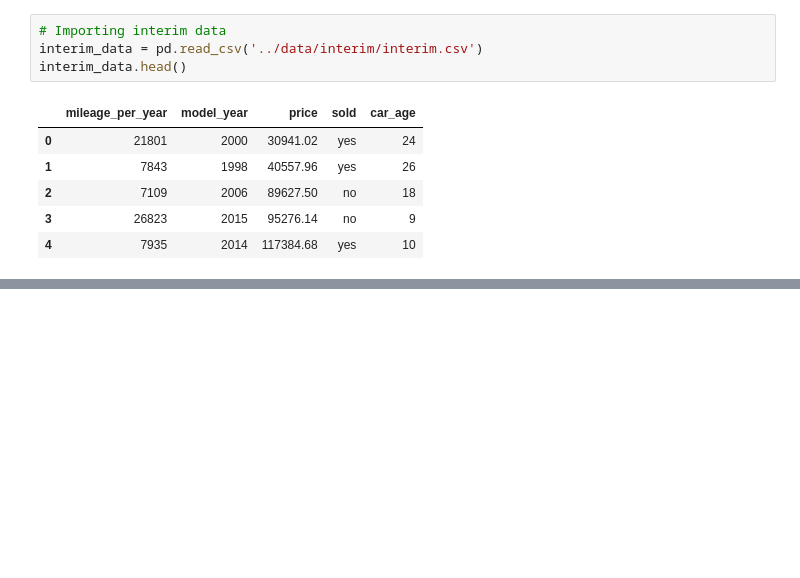
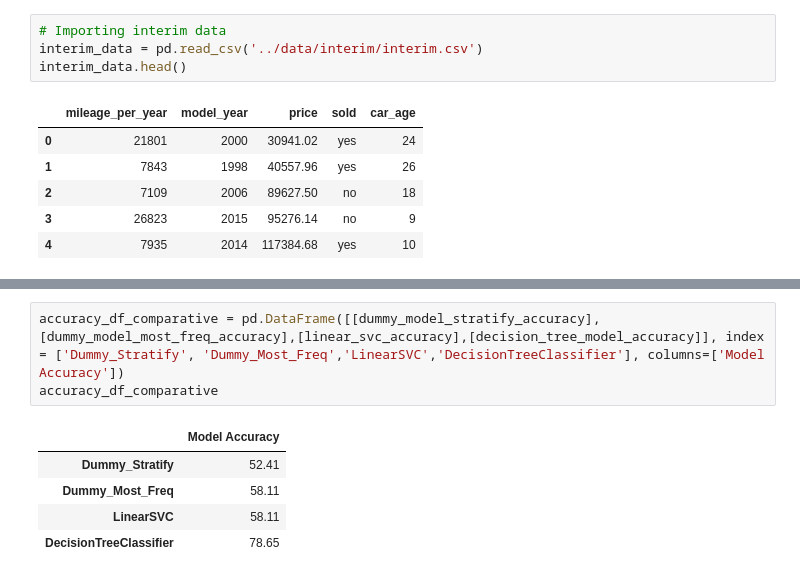
Before and after one commit to Rabernardino/Used_Car_Prices, a Jupyter notebook: notebooks/train_test.ipynb, the cells around one changed output, grey strips where cells are left out. Drawn from its saved outputs; the diff is of its cells as text; blank space fills up the shorter version.

```diff
--- a/notebooks/train_test.ipynb
+++ b/notebooks/train_test.ipynb
@@ -27,0 +92,9 @@ interim_data.head()
+# %%
+accuracy_df_comparative = pd.DataFrame([[dummy_model_stratify_accuracy],[dummy_model_most_freq_accuracy],[linear_svc_accuracy],[decision_tree_model_accuracy]], index = ['Dummy_Stratify', 'Dummy_Most_Freq','LinearSVC','DecisionTreeClassifier'], columns=['Model Accuracy'])
+accuracy_df_comparative
+# %% [output]
+|  | Model Accuracy |
+| Dummy_Stratify | 52.41 |
+| Dummy_Most_Freq | 58.11 |
+| LinearSVC | 58.11 |
+| DecisionTreeClassifier | 78.65 |
```
Also changed, not shown: parts of 17 cells of this notebook, 7 other files.
